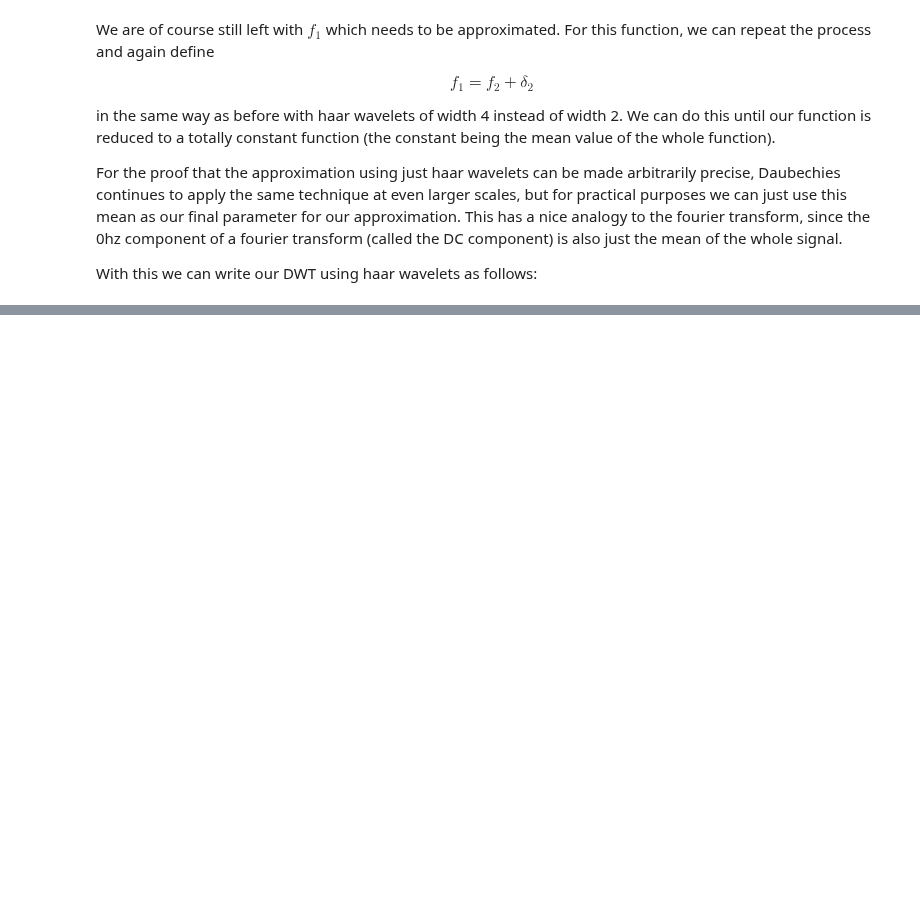
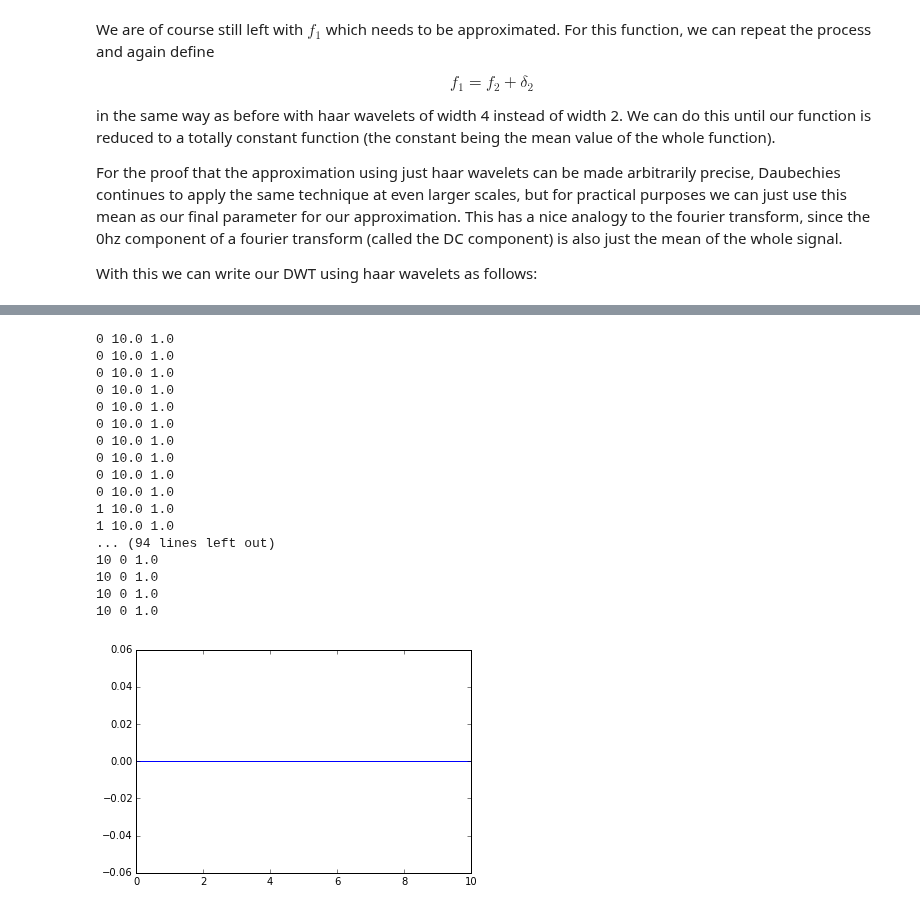
Before and after one commit to CSchoel/learn-wavelets, a Jupyter notebook: wavelet-introduction.ipynb, the cells around one changed output, grey strips where cells are left out. Saved outputs shown, nothing was run; the diff lists cells and outputs as text; code cells hidden in the pictures; blank space fills up the shorter version.

```diff
--- a/wavelet-introduction.ipynb
+++ b/wavelet-introduction.ipynb
@@ -620,0 +629,48 @@ plt.show()
+# %%
+def alpha(n, phi):
+    s = 0
+    #x_min = int(plt.ceil(0.5 * n)) + 0
+    #x_max = int(plt.ceil(0.5 * n)) + len(phi) - 1
+    for x in range(len(phi)):
+        idx = 2*x-n
+        if idx >= 0 and idx < len(phi):
+            s += phi[x] * phi[2*x - n]
+    return s * 2
+
+def psi(x, phi):
+    s = 0
+    n_max = 2*x - 0
+    n_min = 2*x - (len(phi)-1)
+    for n in range(n_min, n_max+1):
+        idx = 2*x - n
+        a = alpha(-n + 1, phi)
+        print(x, a, phi[2*x - n])
+        s += (-1)**n * a * phi[2*x - n]
+    return s
+
+def phi_haar(width):
+    return np.ones(width)
+
+phi_haar_10 = phi_haar(10)
+psi_haar = [psi(x, phi_haar_10) for x in range(11)]
+plt.plot(psi_haar)
+plt.show()
+# %% [output]
+0 10.0 1.0
+0 10.0 1.0
+0 10.0 1.0
+0 10.0 1.0
+0 10.0 1.0
+0 10.0 1.0
+0 10.0 1.0
+0 10.0 1.0
+0 10.0 1.0
+0 10.0 1.0
+1 10.0 1.0
+1 10.0 1.0
+... (94 lines left out)
+10 0 1.0
+10 0 1.0
+10 0 1.0
+10 0 1.0
+[figure, added]
```
Also changed, not shown: parts of 2 cells of this notebook.
